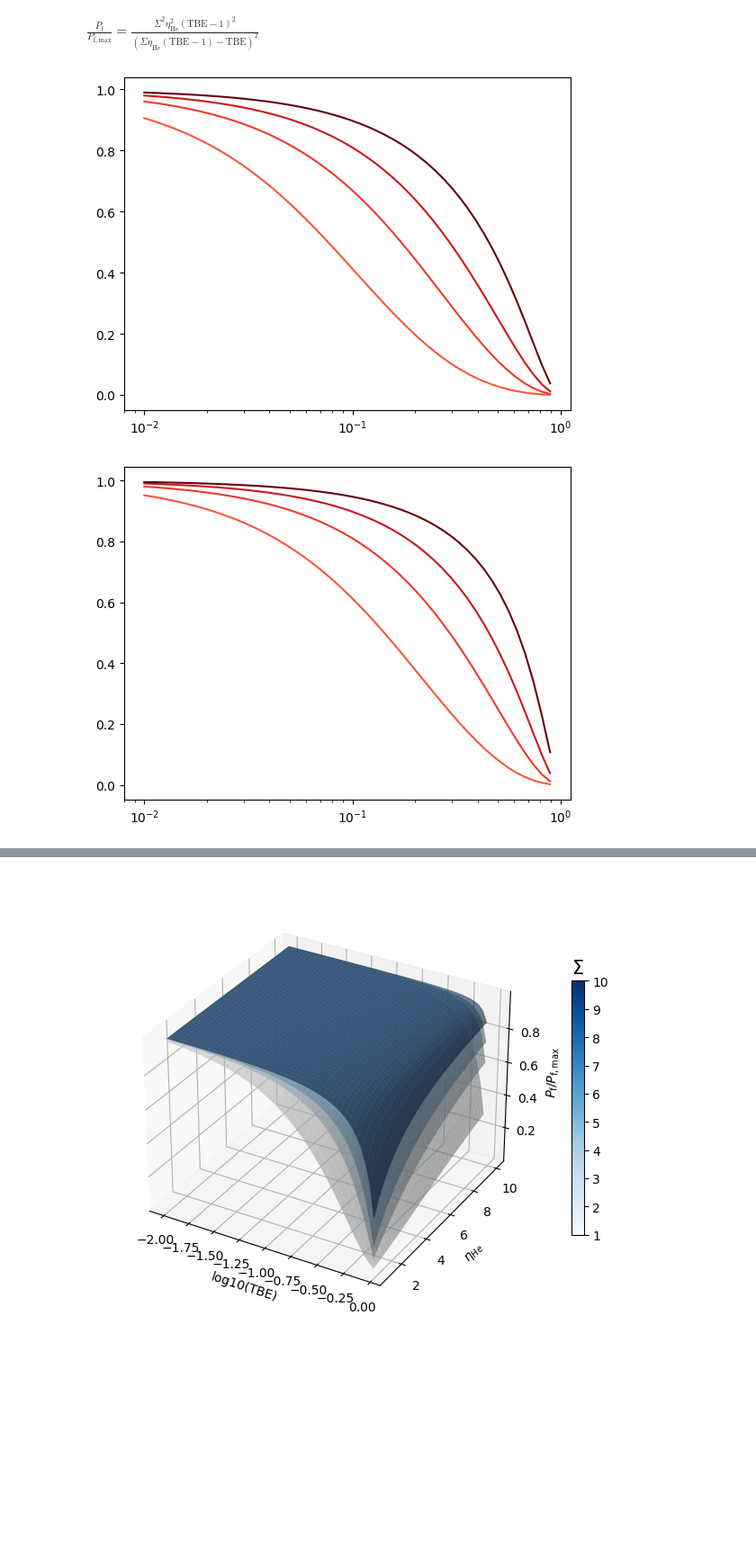
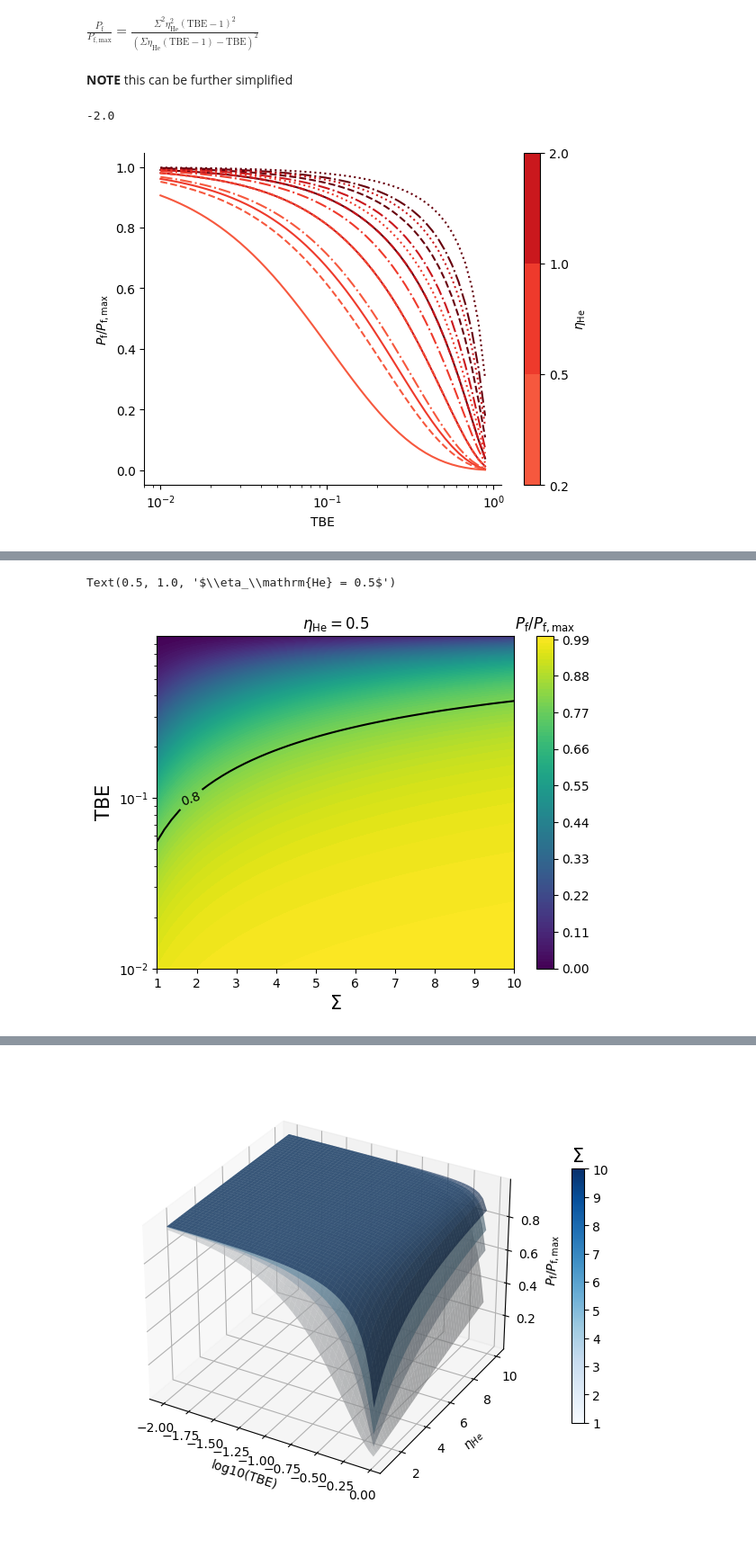
Before and after one commit to RemDelaporteMathurin/tritium-burn-fraction, a Jupyter notebook: graphs.ipynb, the cells around one changed output, grey strips where cells are left out. Shown at 90% size. Drawn from its saved outputs; the diff is of its cells as text; code cells hidden in the pictures; blank space fills up the shorter version.

Commit message:
a few more ideas for power reduction

```diff
--- a/graphs.ipynb
+++ b/graphs.ipynb
@@ -298,22 +298,30 @@ power_ratio_vs_sigma_eta_he = new_power_ratio.subs(
 power_ratio_vs_sigma_eta_he.simplify()
 # %% [output]
 $\displaystyle \frac{P_\mathrm{f}}{P_\mathrm{f, max}} = \frac{\Sigma^{2} \eta_\mathrm{He}^{2} \left(\mathrm{TBE} - 1\right)^{2}}{\left(\Sigma \eta_\mathrm{He} \left(\mathrm{TBE} - 1\right) - \mathrm{TBE}\right)^{2}}$
+# %% [markdown]
+**NOTE** this can be further simplified
 # %%
 power_ratio = sp.lambdify(((sigma, eta_he, tbe),), power_ratio_vs_sigma_eta_he.rhs)
 
 tbe_values = np.logspace(-2, -0.05)
 sigma_values = [1, 2, 3, 5, 10]
 eta_he_values = [0.2, 0.5, 1.0, 2.0]
-
-for sigma_val in sigma_values:
-    plt.figure()
+linestyles = ["solid", "dashed", "-.", ":"]
+for sigma_val, linestyle in zip(sigma_values, linestyles):
     for eta_he_val in eta_he_values:
         plt.plot(
             tbe_values,
             power_ratio((sigma_val, eta_he_val, tbe_values)),
             color=cm.Reds(norm(eta_he_val)),
+            linestyle=linestyle
         )
-    plt.xscale("log")
+plt.xscale("log")
+plt.xlabel("TBE")
+plt.ylabel("$P_\mathrm{f}/P_\mathrm{f, max}$")
+print(norm.vmin)
+cbar = plt.colorbar(cm.ScalarMappable(norm=norm, cmap=cm.Reds), boundaries=eta_he_values, values=eta_he_values[:-1], label="$\eta_\mathrm{He}$")
+plt.gca().spines.right.set_visible(False)
+plt.gca().spines.top.set_visible(False)
 # %% [output]
+-2.0
-[figure, old version]
+[figure, new version]
-[figure, removed]
@@ -322,0 +328,24 @@ for sigma_val in sigma_values:
+# %%
+tbe_values = np.logspace(-2, -0.05)
+sigma_values = np.linspace(1, 10)
+TBETBE, sigsig = np.meshgrid(tbe_values, sigma_values)
+eta_he_val = 0.5
+plt.figure()
+
+cs = plt.contourf(sigsig, TBETBE, power_ratio((sigsig, eta_he_val, TBETBE)), levels=100)
+cs2 = plt.contour(
+    sigsig, TBETBE,
+    power_ratio((sigsig, eta_he_val, TBETBE)),
+    levels=[0.8],
+    colors="black",
+)
+plt.clabel(cs2, cs2.levels, colors="black")
+plt.yscale("log")
+cb = plt.colorbar(cs)
+cb.ax.set_title("$P_\mathrm{f}/P_\mathrm{f, max}$")
+plt.xlabel("$\Sigma$", fontsize=15)
+plt.ylabel("TBE", fontsize=15)
+plt.title("$\eta_\mathrm{He} = 0.5$")
+# %% [output]
+Text(0.5, 1.0, '$\\eta_\\mathrm{He} = 0.5$')
+[figure, added]
```
Also changed, not shown: parts of 5 cells of this notebook.
